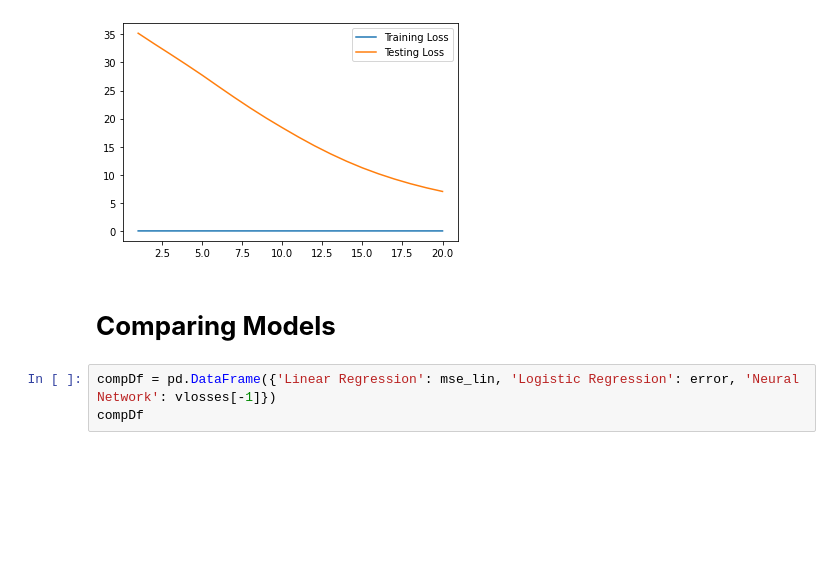
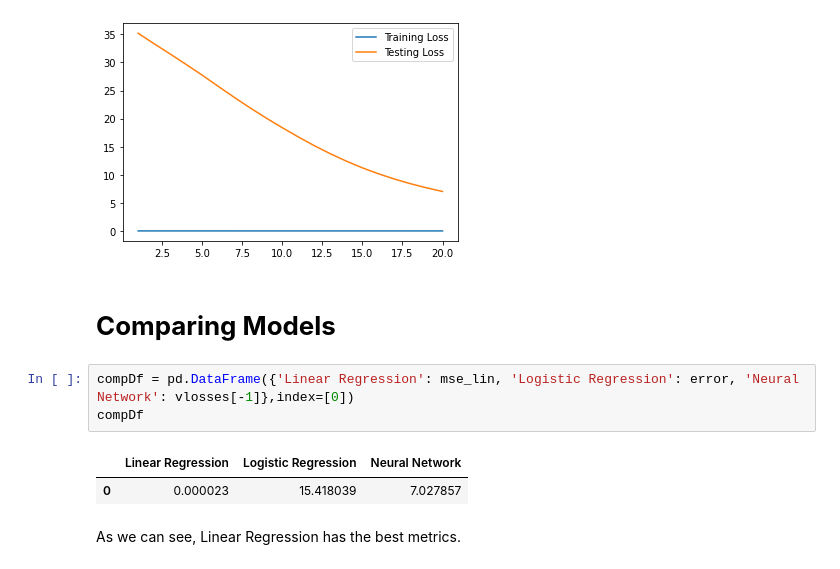
Before and after one commit to marina-sam14/BitcoinClosePricePrediction, a Jupyter notebook: MachineLearning.ipynb, the cells around one changed output. Saved outputs shown, nothing was run; the diff lists cells and outputs as text; blank space fills up the shorter version.

```diff
--- a/MachineLearning.ipynb
+++ b/MachineLearning.ipynb
@@ -759,5 +750,10 @@ plt.legend(['Training Loss', 'Testing Loss'])
 # %% [markdown]
 # **Comparing Models**
 # %%
-compDf = pd.DataFrame({'Linear Regression': mse_lin, 'Logistic Regression': error, 'Neural Network': vlosses[-1]})
+compDf = pd.DataFrame({'Linear Regression': mse_lin, 'Logistic Regression': error, 'Neural Network': vlosses[-1]},index=[0])
 compDf
+# %% [output]
+|  | Linear Regression | Logistic Regression | Neural Network |
+| 0 | 0.000023 | 15.418039 | 7.027857 |
+# %% [markdown]
+As we can see, Linear Regression has the best metrics.
```
Also changed, not shown: parts of 9 cells of this notebook.
